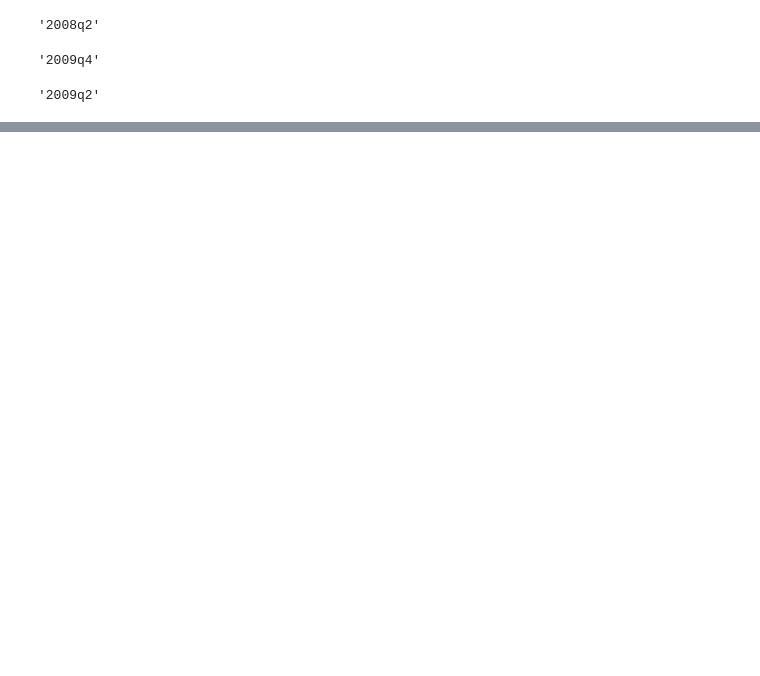
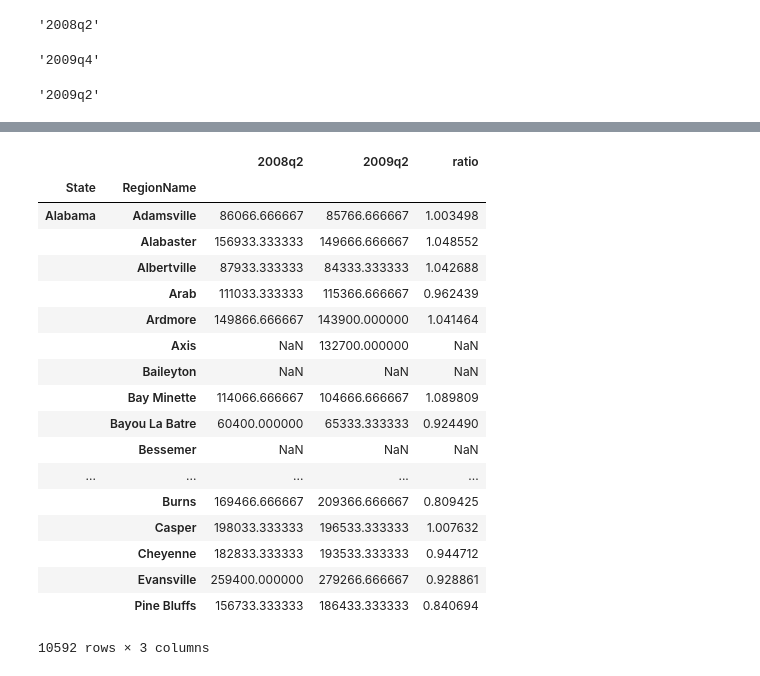
Before and after one commit to MayaSamet/Intro-DS-Python, a Jupyter notebook: Assignment+4.ipynb, the cells around one changed output, grey strips where cells are left out. Drawn from its saved outputs; the diff is of its cells as text; code cells hidden in the pictures; blank space fills up the shorter version.

```diff
--- a/Assignment+4.ipynb
+++ b/Assignment+4.ipynb
@@ -144,3 +160,48 @@ def convert_housing_data_to_quarters():
+# %%
+gdplev = pd.read_excel('gdplev.xls', skiprows = 219, usecols = [4,6], names = ['yq', 'gdp_09'])
+
+    # keep only housing price columns corresponding to recession start & recession bottom
+recession_housing = convert_housing_data_to_quarters()[[get_recession_start(), get_recession_bottom()]]
+
+    # add third column - a ratio of the two (should be a smaller number for univ towns under current hypothesis -
+    #     they are less affected by recession ==> they keep growing)
+recession_housing['ratio'] = recession_housing.iloc[:,0]/recession_housing.iloc[:,1]
+
+    # map state initials to full state names
+recession_housing = recession_housing.reset_index()
+recession_housing['State'] = recession_housing['State'].map(states)
+recession_housing = recession_housing.set_index(['State','RegionName']).groupby(level=[0,1]).mean()
+#recession_housing
+
+univ_housing = recession_housing.loc[get_list_of_university_towns().set_index(['State','RegionName']).index.tolist()]
+
+#blop = recession_housing.reset_index().iloc[:,0:2].isin(univ_housing.reset_index().iloc[:,0:2])
+
+#recession_housing.iloc[:,0:2][recession_housing.reset_index().iloc[:,0:2].isin(univ_housing.reset_index().iloc[:,0:2])==True]
+
+#recession_housing.head()
+
+recession_housing
+# %% [output]
+|  |  | 2008q2 | 2009q2 | ratio |
+| State | RegionName |  |  |  |
+| Alabama | Adamsville | 86066.666667 | 85766.666667 | 1.003498 |
+|  | Alabaster | 156933.333333 | 149666.666667 | 1.048552 |
+|  | Albertville | 87933.333333 | 84333.333333 | 1.042688 |
+|  | Arab | 111033.333333 | 115366.666667 | 0.962439 |
+|  | Ardmore | 149866.666667 | 143900.000000 | 1.041464 |
+|  | Axis | NaN | 132700.000000 | NaN |
+|  | Baileyton | NaN | NaN | NaN |
+|  | Bay Minette | 114066.666667 | 104666.666667 | 1.089809 |
+|  | Bayou La Batre | 60400.000000 | 65333.333333 | 0.924490 |
+|  | Bessemer | NaN | NaN | NaN |
+| ... | ... | ... | ... | ... |
+|  | Burns | 169466.666667 | 209366.666667 | 0.809425 |
+|  | Casper | 198033.333333 | 196533.333333 | 1.007632 |
+|  | Cheyenne | 182833.333333 | 193533.333333 | 0.944712 |
+|  | Evansville | 259400.000000 | 279266.666667 | 0.928861 |
+|  | Pine Bluffs | 156733.333333 | 186433.333333 | 0.840694 |
+10592 rows × 3 columns
 # %%
 def run_ttest():
     '''First creates new data showing the decline or growth of housing prices
```
Also changed, not shown: parts of 3 cells of this notebook.
